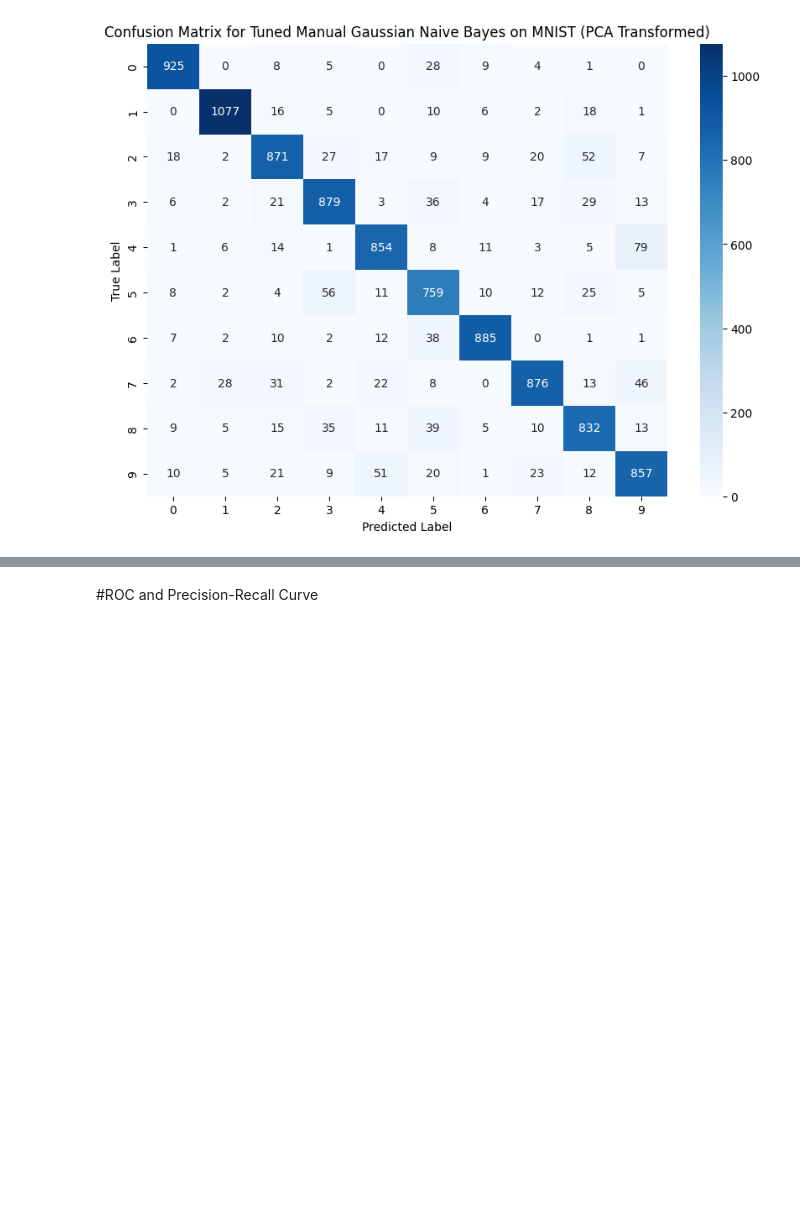
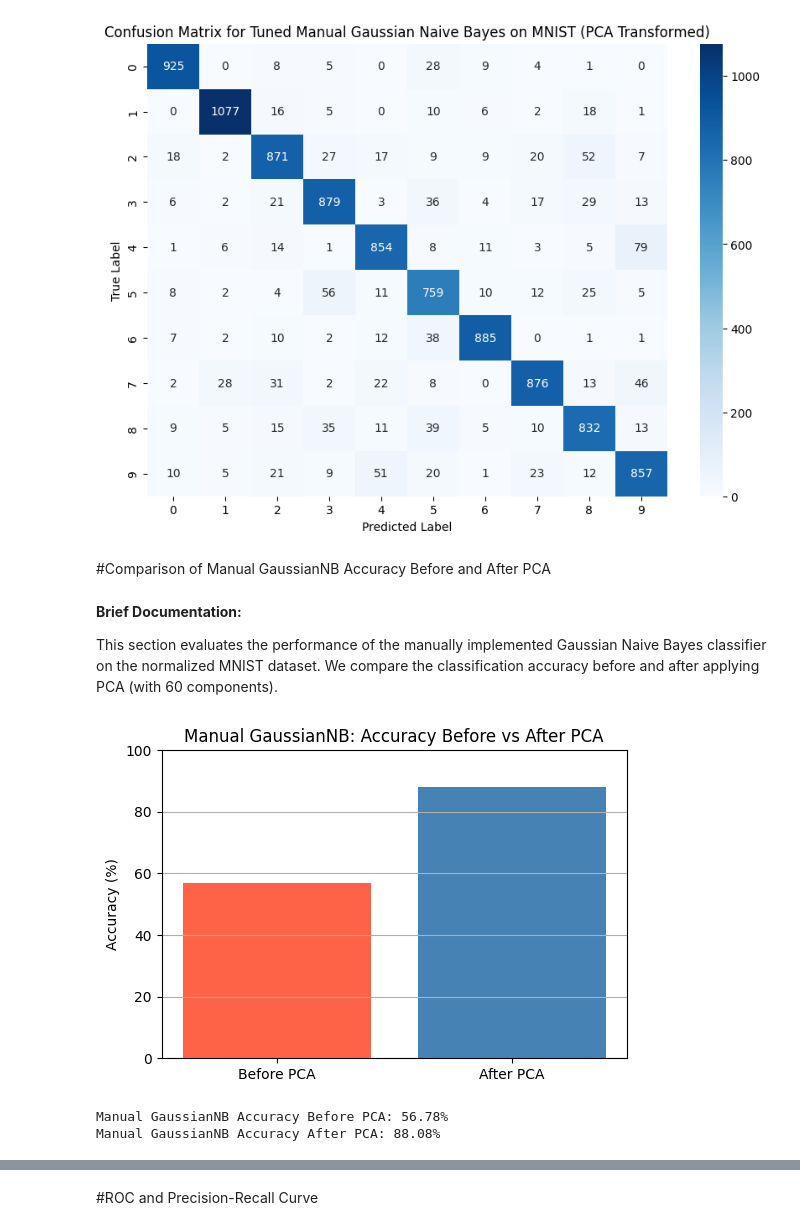
Before and after one commit to NitinVerma2027/PRML-Apr2025, a Jupyter notebook: ml_ipynb_files/Naive_Bayes.ipynb, the cells around one changed output, grey strips where cells are left out. Saved outputs shown, nothing was run; the diff lists cells and outputs as text; code cells hidden in the pictures; blank space fills up the shorter version.

Commit message:
added some comparisons

```diff
--- a/ml_ipynb_files/Naive_Bayes.ipynb
+++ b/ml_ipynb_files/Naive_Bayes.ipynb
@@ -442,3 +442,45 @@ Macro-Average Precision: 0.8808
 Macro-Average Recall: 0.8807
 Macro-Average F1 Score: 0.8805
 [figure]
+# %% [markdown]
+#Comparison of Manual GaussianNB Accuracy Before and After PCA
+# %% [markdown]
+**Brief Documentation:**
+
+This section evaluates the performance of the manually implemented Gaussian Naive Bayes classifier on the normalized MNIST dataset. We compare the classification accuracy before and after applying PCA (with 60 components).
+# %%
+# --------- Manual GNB without PCA ---------
+gnb_before = ManualGaussianNB()
+gnb_before.fit(X_train_norm, y_train)
+y_pred_before = gnb_before.predict(X_test_norm)
+accuracy_before = accuracy_score(y_test, y_pred_before)
+
+# --------- Manual PCA + Manual GNB ---------
+pca = ManualPCA(n_components=60)
+X_train_pca = pca.fit_transform(X_train_norm)
+X_test_pca = pca.transform(X_test_norm)
+
+gnb_after = ManualGaussianNB()
+gnb_after.fit(X_train_pca, y_train)
+y_pred_after = gnb_after.predict(X_test_pca)
+accuracy_after = accuracy_score(y_test, y_pred_after)
+
+# --------- Visualization ---------
+accuracies = [accuracy_before * 100, accuracy_after * 100]
+labels = ['Before PCA', 'After PCA']
+
+plt.figure(figsize=(6, 4))
+plt.bar(labels, accuracies, color=['tomato', 'steelblue'])
+plt.ylim(0, 100)
+plt.ylabel('Accuracy (%)')
+plt.title('Manual GaussianNB: Accuracy Before vs After PCA')
+plt.grid(axis='y')
+plt.show()
+
+# Print results
+print("Manual GaussianNB Accuracy Before PCA: {:.2f}%".format(accuracy_before * 100))
+print("Manual GaussianNB Accuracy After PCA: {:.2f}%".format(accuracy_after * 100))
+# %% [output]
+[figure, added]
+Manual GaussianNB Accuracy Before PCA: 56.78%
+Manual GaussianNB Accuracy After PCA: 88.08%
```
Also changed, not shown: parts of 10 cells of this notebook.
